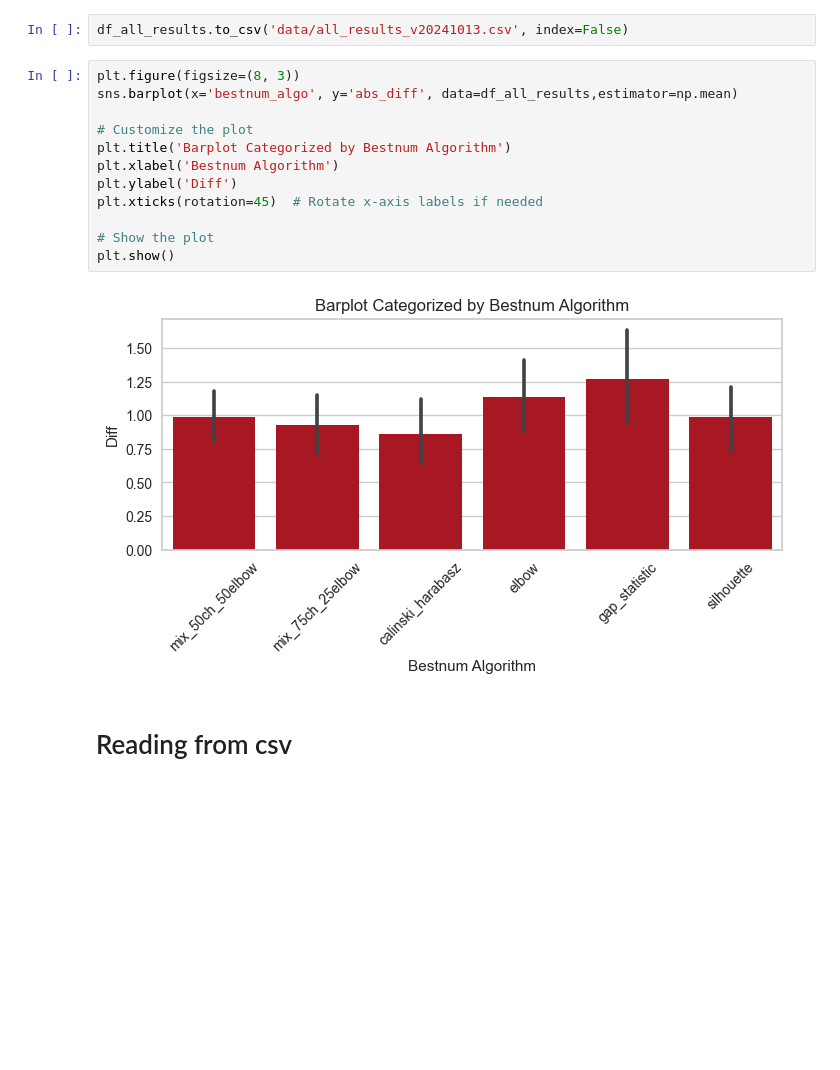
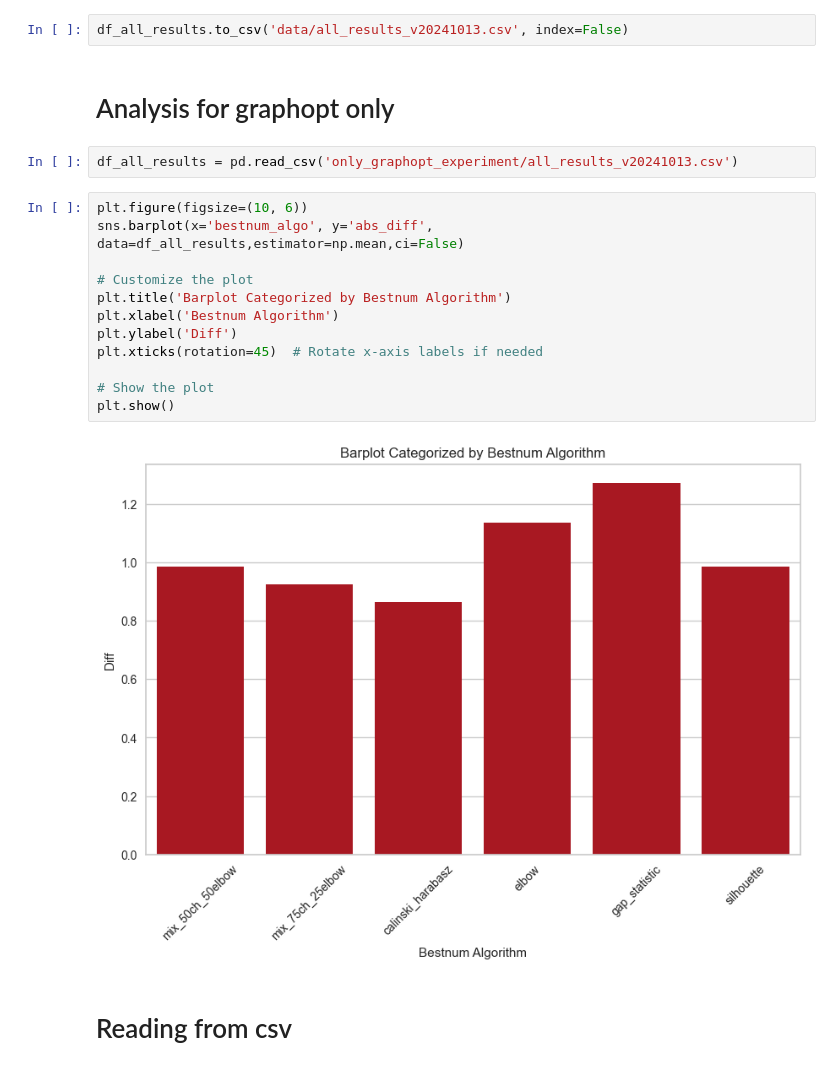
Before and after one commit to ARUMHC/Geometric-Properties-of-Graph-Visualization-Methods, a Jupyter notebook: code/ANALYSIS_choosing_best_num_algorithm.ipynb, the cells around one changed output. Saved outputs shown, nothing was run; the diff lists cells and outputs as text; blank space fills up the shorter version.

```diff
--- a/code/NB_choosing_best_num_algorithms_TESTING.ipynb
+++ b/code/ANALYSIS_choosing_best_num_algorithm.ipynb
@@ -145,20 +141,24 @@ df_all_results['diff'] = df_all_results['calculated_bestnum'] - df_all_results['
 df_all_results['abs_diff'] = abs(df_all_results['diff'])
 # %%
 df_all_results.to_csv('data/all_results_v20241013.csv', index=False)
+# %% [markdown]
+# Analysis for graphopt only
+# %%
+df_all_results = pd.read_csv('only_graphopt_experiment/all_results_v20241013.csv')
 # %%
-plt.figure(figsize=(8, 3))
-sns.barplot(x='bestnum_algo', y='abs_diff', data=df_all_results,estimator=np.mean)
+plt.figure(figsize=(10, 6))
+sns.barplot(x='bestnum_algo', y='abs_diff', data=df_all_results,estimator=np.mean,ci=False)
 
 # Customize the plot
 plt.title('Barplot Categorized by Bestnum Algorithm')
 plt.xlabel('Bestnum Algorithm')
 plt.ylabel('Diff')
 plt.xticks(rotation=45)  # Rotate x-axis labels if needed
 
 # Show the plot
 plt.show()
 # %% [output]
-[figure, old version]
+[figure, new version]
 # %% [markdown]
 # Reading from csv
 # %%
```
Also changed, not shown: parts of 18 cells of this notebook, 12 other files.
